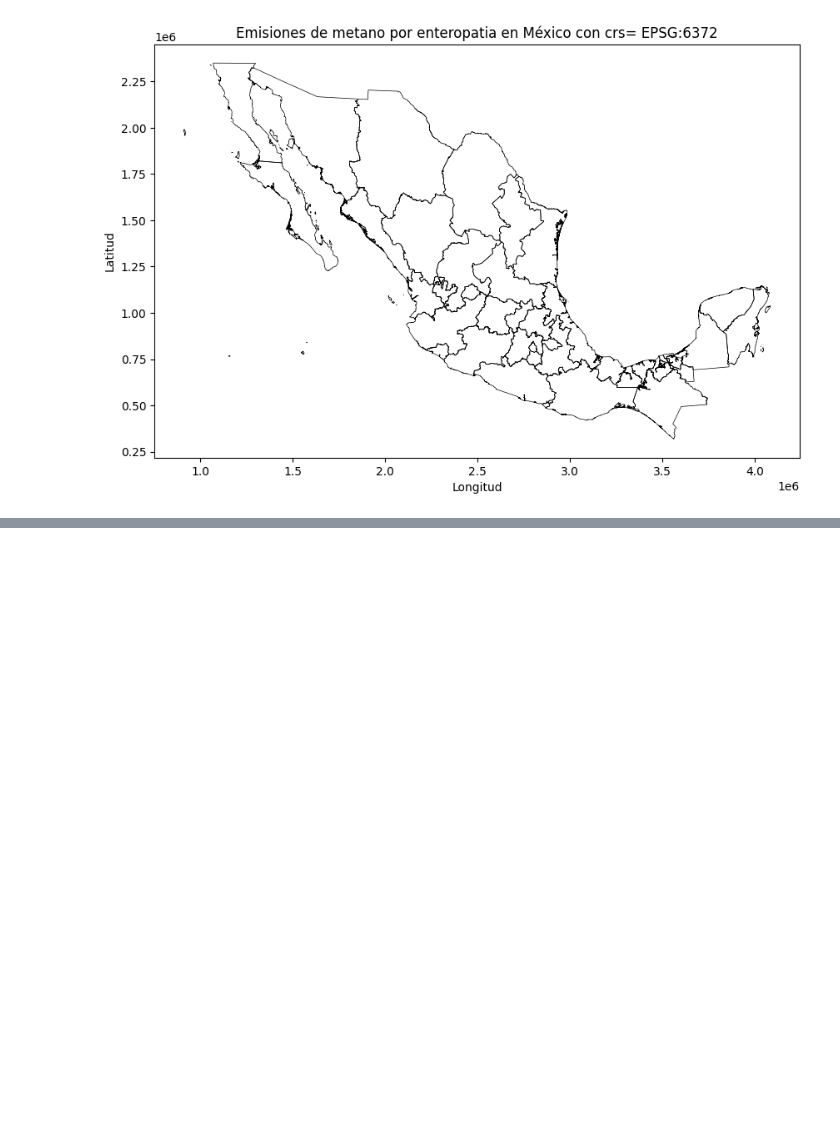
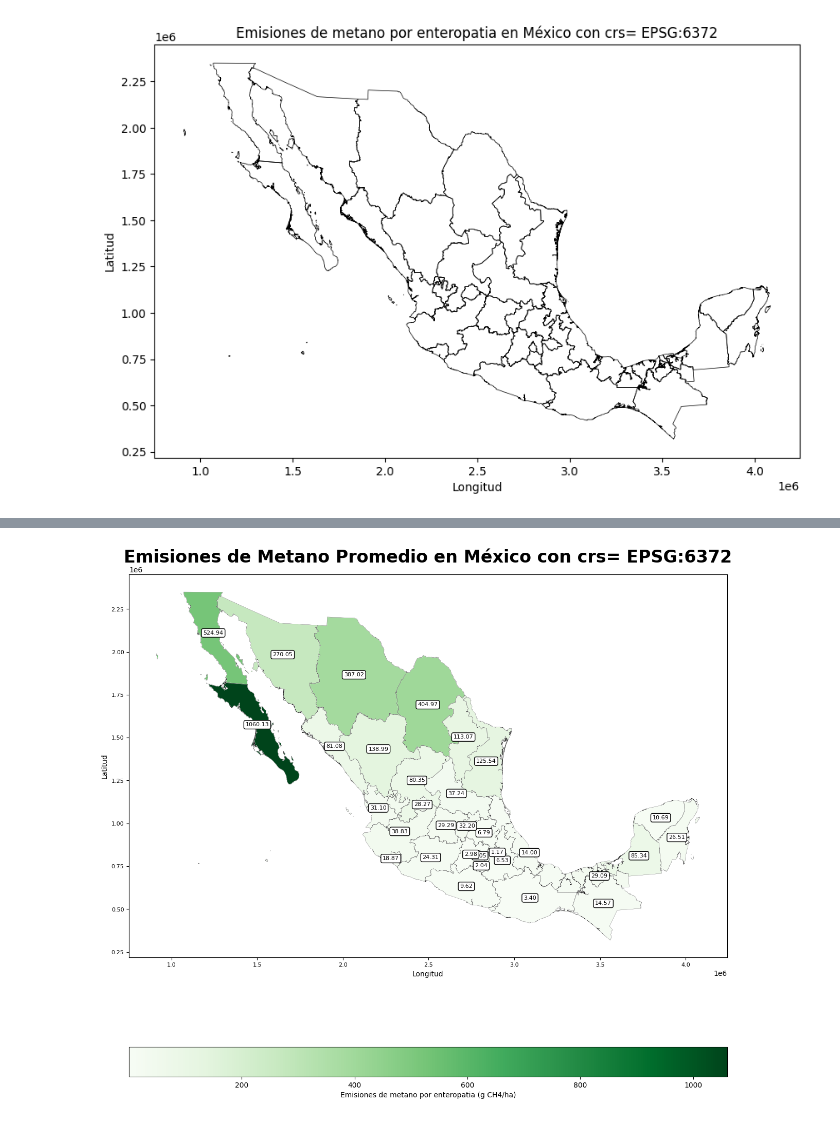
Before and after one commit to heritaco/Geospatial-Data-Analysis, a Jupyter notebook: 07-Interpolacion/llorar.ipynb, the cells around one changed output, grey strips where cells are left out. Cells and saved outputs as stored; diff of their text form; code cells hidden in the pictures; blank space fills up the shorter version.

```diff
--- a/07-Interpolacion/llorar.ipynb
+++ b/07-Interpolacion/llorar.ipynb
@@ -265,0 +266,22 @@ municipios_con_estado_sum
+# %%
+# plot by the mean of the emissions
+fig, ax = plt.subplots(1, 1, figsize=(15, 15))
+estados.boundary.plot(ax=ax, color='#222222', linewidth=0.2)
+municipios_con_estado_sum.plot(column='emissions_quantity', ax=ax, legend=True, legend_kwds={'label': "Emisiones de metano por enteropatia (g CH4/ha)", 'orientation': "horizontal"}, cmap='Greens', edgecolor='#FFFFFF', linewidth=0.5)
+plt.title(f'Emisiones de Metano Promedio en México con crs= {estados.crs}', fontsize=24, weight='bold')
+# annotate the mean value with formatted emissions_quantity
+for x, y, value in zip(municipios_con_estado_sum.geometry.centroid.x, municipios_con_estado_sum.geometry.centroid.y, municipios_con_estado_sum['emissions_quantity']):
+    ax.annotate(f"{value:.2f}", xy=(x, y), fontsize=8, ha='center', va='center', color='black', bbox=dict(boxstyle="round,pad=0.3", edgecolor='black', facecolor='white'))
+
+# xticks and yticks smaller
+ax.tick_params(axis='x', labelsize=8)
+ax.tick_params(axis='y', labelsize=8)
+
+plt.xlabel('Longitud')
+plt.ylabel('Latitud')
+
+# save the figure
+plt.savefig('emisiones_municipios.pdf', bbox_inches='tight')
+plt.show()
+# %% [output]
+[figure, added]
```
Also changed, not shown: parts of 4 cells of this notebook, 4 other files.
